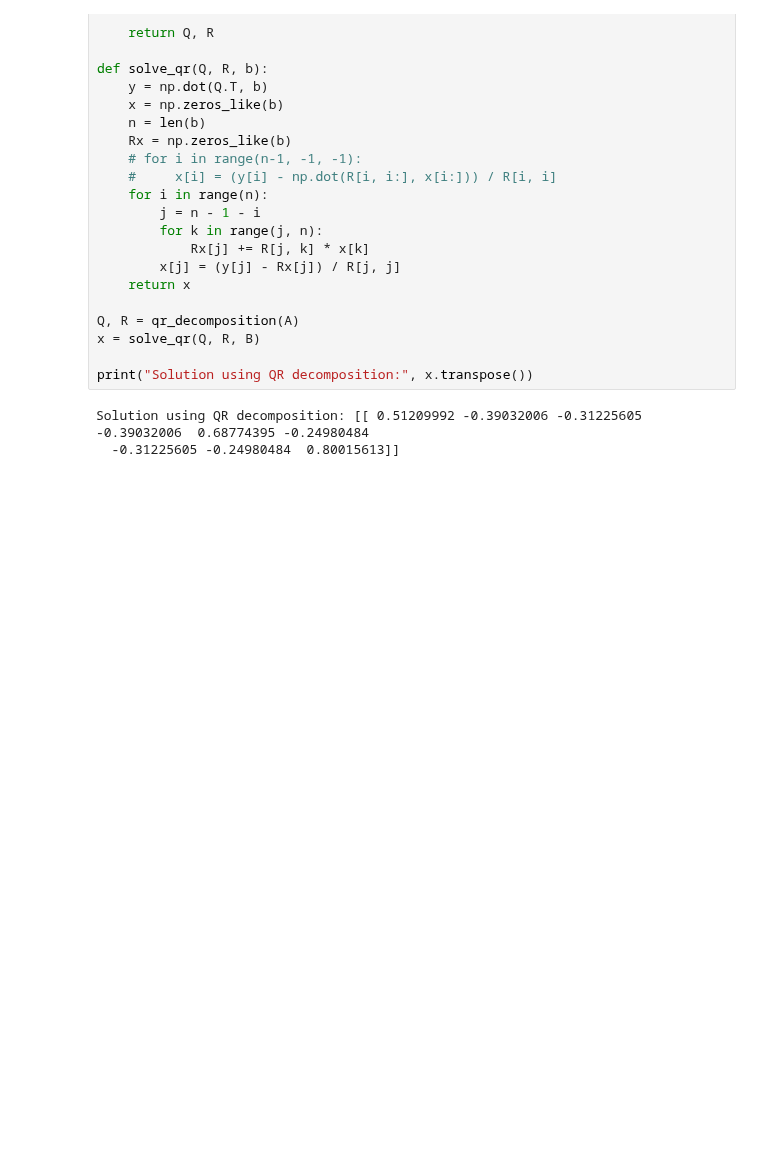
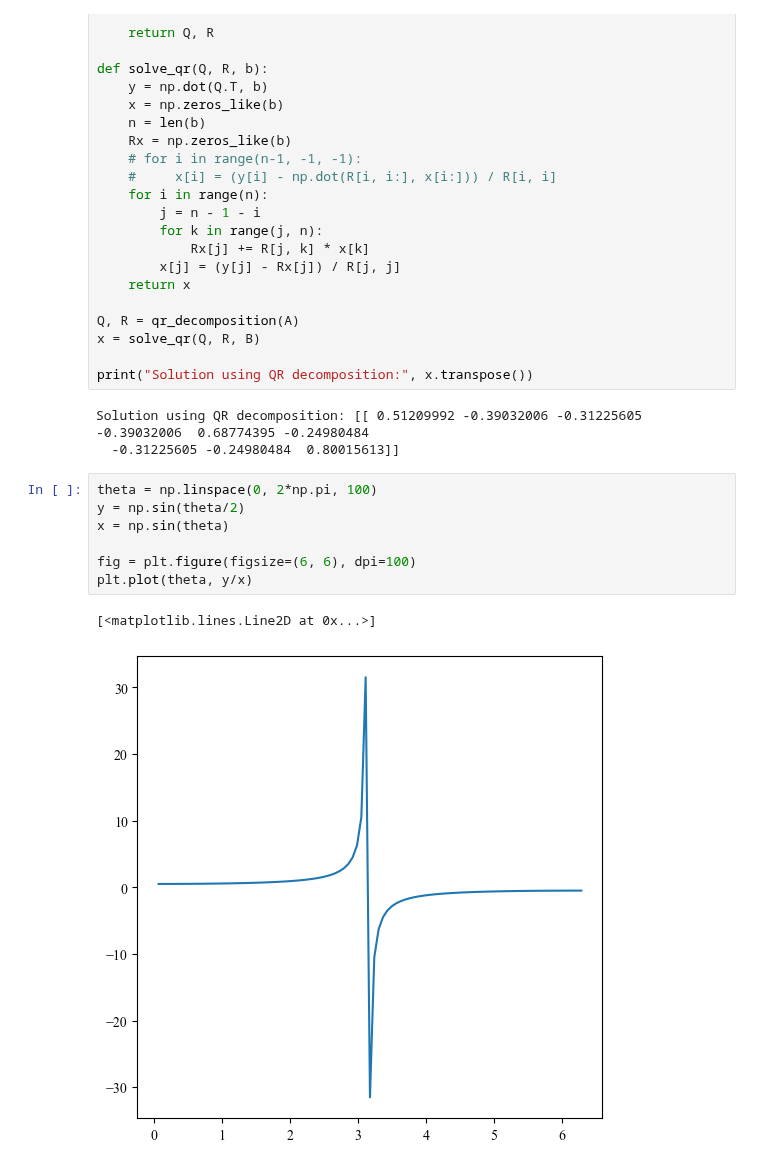
Before and after one commit to yang-si-hang/paper-2023, a Jupyter notebook: Test branch/PD/TestGradientVolume.ipynb, the cells around one changed output. Saved outputs shown, nothing was run; the diff lists cells and outputs as text; blank space fills up the shorter version.

```diff
--- a/Test branch/PD/TestGradientVolume.ipynb
+++ b/Test branch/PD/TestGradientVolume.ipynb
@@ -433,3 +433,13 @@ print("Solution using QR decomposition:", x.transpose())
 # %% [output]
 Solution using QR decomposition: [[ 0.51209992 -0.39032006 -0.31225605 -0.39032006  0.68774395 -0.24980484
   -0.31225605 -0.24980484  0.80015613]]
+# %%
+theta = np.linspace(0, 2*np.pi, 100)
+y = np.sin(theta/2)
+x = np.sin(theta)
+
+fig = plt.figure(figsize=(6, 6), dpi=100)
+plt.plot(theta, y/x)
+# %% [output]
+[<matplotlib.lines.Line2D at 0x...>]
+[figure, added]
```
Also changed, not shown: 3 other files.
